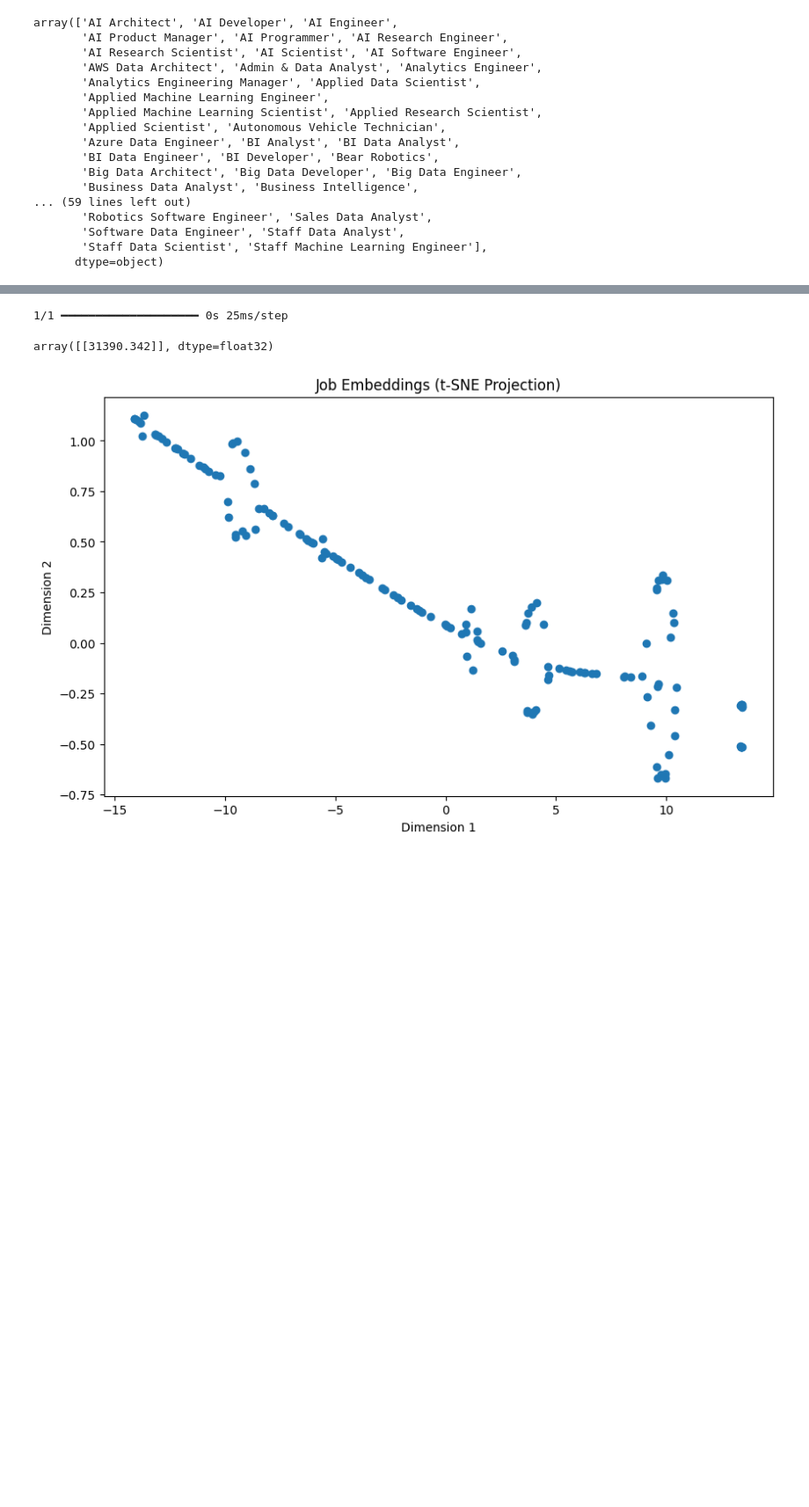
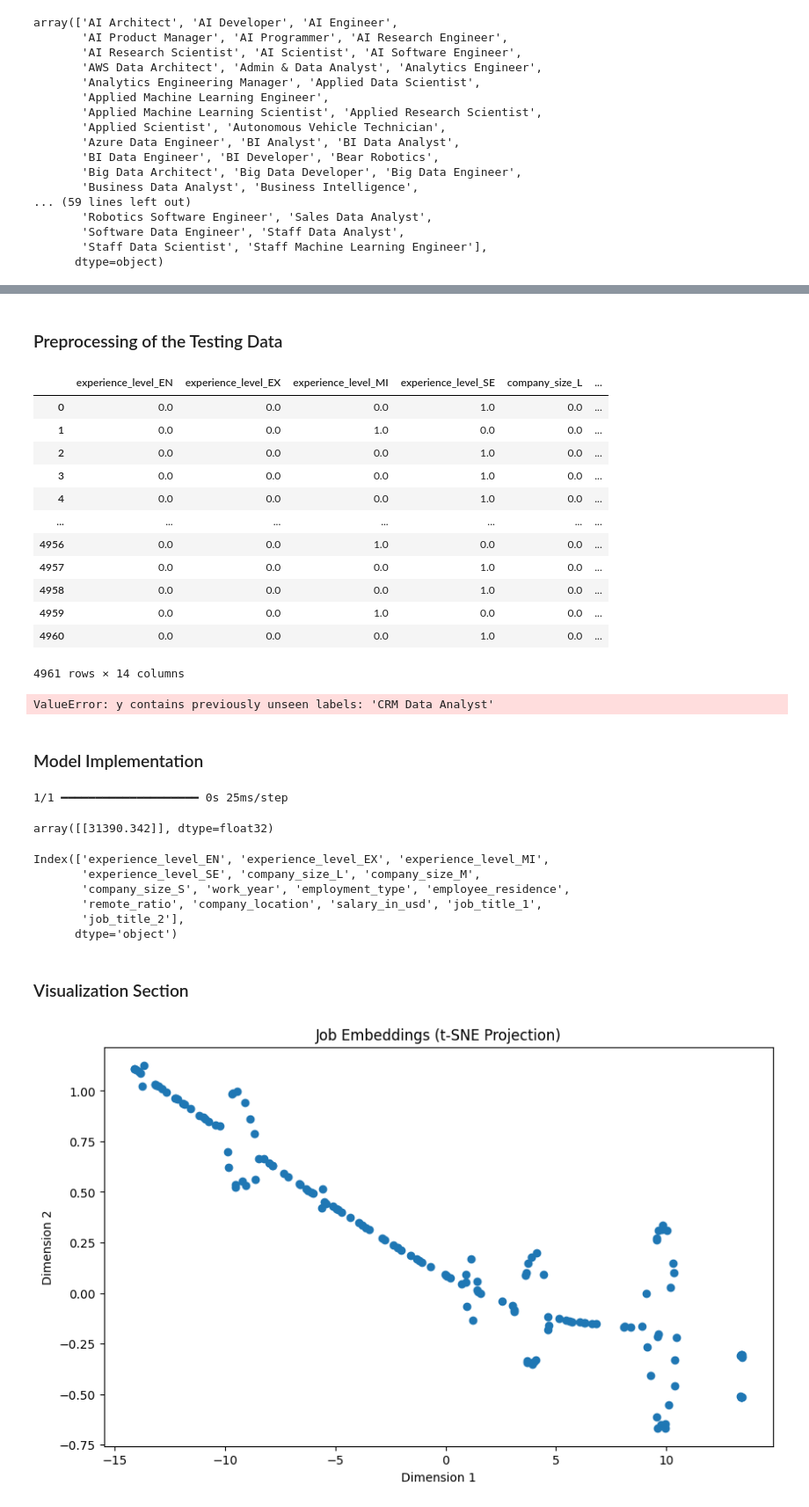
Before and after one commit to Blackstar-0/Salary-Prediction, a Jupyter notebook: Salary Prediction.ipynb, the cells around one changed output, grey strips where cells are left out. Shown at 88% size. Cells and saved outputs as stored; diff of their text form; code cells hidden in the pictures; blank space fills up the shorter version.

```diff
--- a/Salary Prediction.ipynb
+++ b/Salary Prediction.ipynb
@@ -435,9 +463,65 @@ len(model.predict(X_job))
+# %% [markdown]
+### Preprocessing of the Testing Data
+# %%
+df_prepro_test = pd.concat([X_test,y_test],axis=1)
+df_encoded_test = encoder.transform(df_prepro_test)
+df_hot_test = preprocessor.transform (df_encoded_test)
+
+#creation of the new features and combination with the original dataset
+one_hot_encoder = preprocessor.named_transformers_['onehot']
+encoded_feature_names = one_hot_encoder.get_feature_names_out(cat_col2)
+
+job_title_encoder
+all_features = list(encoded_feature_names) + list(main_cat)
+df_hot_encoded_test = pd.DataFrame(df_hot_test, columns = all_features)
+# %% [output]
+|  | experience_level_EN | experience_level_EX | experience_level_MI | experience_level_SE | company_size_L | ... |
+| 0 | 0.0 | 0.0 | 0.0 | 1.0 | 0.0 | ... |
+| 1 | 0.0 | 0.0 | 1.0 | 0.0 | 0.0 | ... |
+| 2 | 0.0 | 0.0 | 0.0 | 1.0 | 0.0 | ... |
+| 3 | 0.0 | 0.0 | 0.0 | 1.0 | 0.0 | ... |
+| 4 | 0.0 | 0.0 | 0.0 | 1.0 | 0.0 | ... |
+| ... | ... | ... | ... | ... | ... | ... |
+| 4956 | 0.0 | 0.0 | 1.0 | 0.0 | 0.0 | ... |
+| 4957 | 0.0 | 0.0 | 0.0 | 1.0 | 0.0 | ... |
+| 4958 | 0.0 | 0.0 | 0.0 | 1.0 | 0.0 | ... |
+| 4959 | 0.0 | 0.0 | 1.0 | 0.0 | 0.0 | ... |
+| 4960 | 0.0 | 0.0 | 0.0 | 1.0 | 0.0 | ... |
+4961 rows × 14 columns
+# %%
+job_embedding_layer = model.get_layer('main_embedding')
+job_embedding = job_embedding_layer.get_weights()[0]
+
+job_embed_df = pd.DataFrame(job_embedding)
+#job_embed_df['job'] = job_title_encoder.classes_
+df_hot_encoded_test["job_title"] = job_title_encoder.transform(df_hot_encoded_test["job_title"])
+df_temp = pd.DataFrame(job_embedding[df_hot_encoded_test["job_title"].values])
+for i in range(len(df_temp.columns)):
+    df_temp.rename(columns={df_temp.columns[i]:f'job_title_{i+1}'},inplace=True)
+df_final_test= pd.concat([df_hot_encoded_test,df_temp],axis = 1)
+df_final_test.drop(['job_title'], axis = 1, inplace = True)
+df_final_test#.head()
+# %% [output]
+ValueError: y contains previously unseen labels: 'CRM Data Analyst'
+# %% [markdown]
+### Model Implementation
 # %%
 model.predict(np.array([1 ))
 #type(df_copy["job_title"].values)
 # %% [output]
 1/1 ━━━━━━━━━━━━━━━━━━━━ 0s 25ms/step
 array([[31390.342]], dtype=float32)
+# %%
+df_final.columns[:15]
+# %% [output]
+Index(['experience_level_EN', 'experience_level_EX', 'experience_level_MI',
+       'experience_level_SE', 'company_size_L', 'company_size_M',
+       'company_size_S', 'work_year', 'employment_type', 'employee_residence',
+       'remote_ratio', 'company_location', 'salary_in_usd', 'job_title_1',
+       'job_title_2'],
+      dtype='object')
+# %% [markdown]
+### Visualization Section
 # %%
 from sklearn.manifold import TSNE
 import matplotlib.pyplot as plt
```
Also changed, not shown: parts of 11 cells of this notebook.
